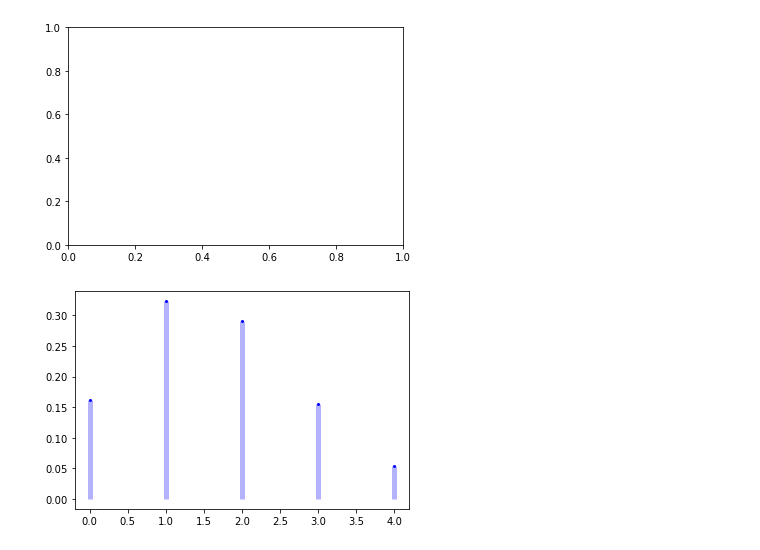
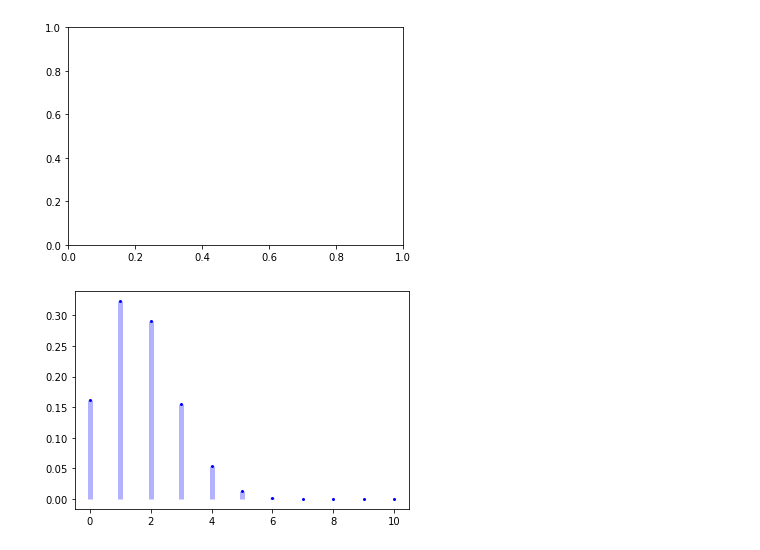
Before and after one commit to aidken/reading_notes_bayesian_the_fun_way, a Jupyter notebook: notes.ipynb, the cells around one changed output. Drawn from its saved outputs; the diff is of its cells as text; code cells hidden in the pictures.

```diff
--- a/notes.ipynb
+++ b/notes.ipynb
@@ -9,14 +25,27 @@ fig, ax = plt.subplots(1, 1)
 num_of_trials = 10
 prob          = 1 / 6
 # %%
+# x = np.arange(
+#     binom.ppf( 0.01, num_of_trials, prob ),
+#     binom.ppf( 0.99, num_of_trials, prob )
+# )
+
 x = np.arange(
-    binom.ppf( 0.01, num_of_trials, prob ),
-    binom.ppf( 0.99, num_of_trials, prob )
+    start =  0,
+    stop  = 11,
+    step  =  1
 )
 
-ax.plot(x, binom.pmf( x, num_of_trials, prob ), 'bo', ms=2, label='binom pmf')
+ax.plot(
+    x,
+    binom.pmf( x, num_of_trials, prob ),
+    'bo',
+    ms=2,
+    label='Binomial Probablity Mass Function'
+)
+
 ax.vlines(x, 0, binom.pmf( x, num_of_trials, prob ), colors='b', lw=5, alpha=0.3)
 
 fig
 # %% [output]
-[figure, old version]
+[figure, new version]
```
Also changed, not shown: parts of 5 cells of this notebook.
